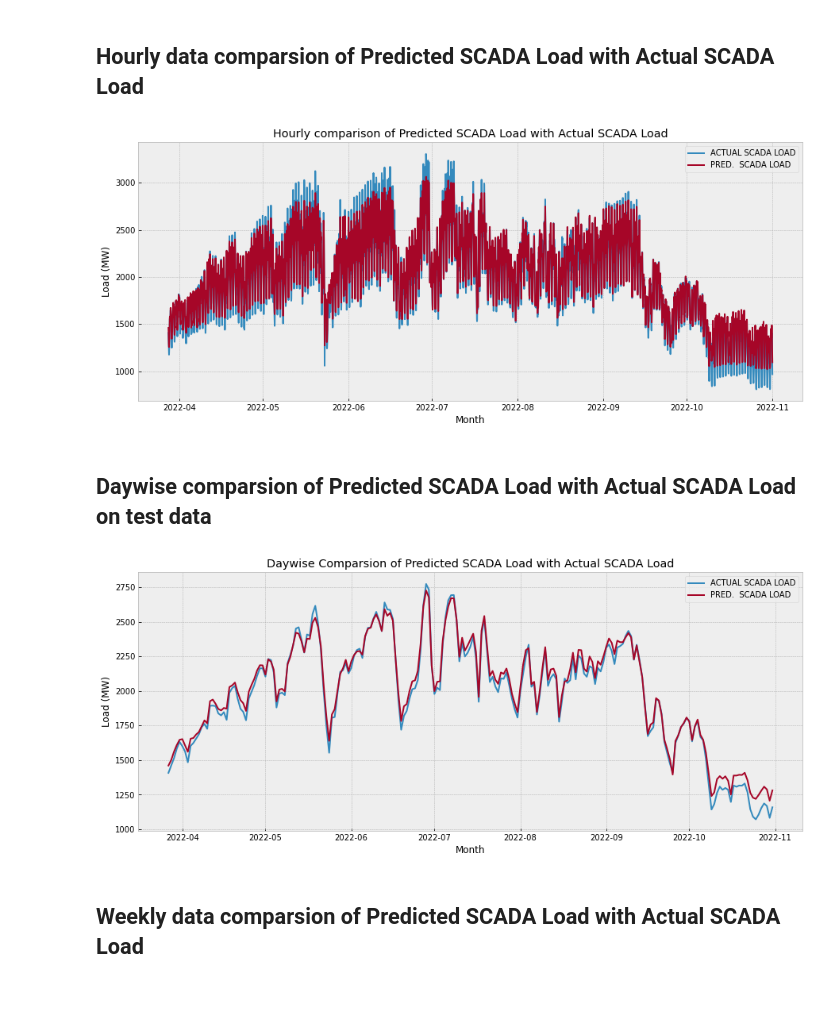
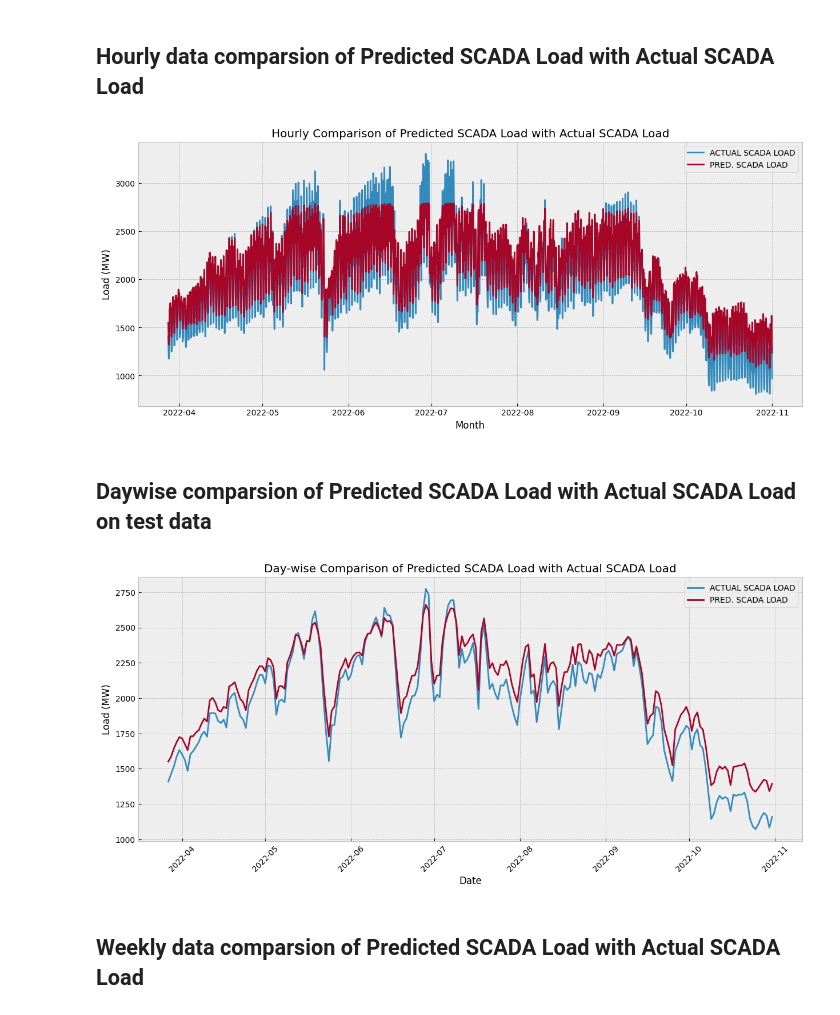
Before and after one commit to hvcuber/Short-Term-Load-Forecasting, a Jupyter notebook: 2020SC04565_w_3YEARS_final.ipynb, the cells around one changed output. Drawn from its saved outputs; the diff is of its cells as text; code cells hidden in the pictures.

```diff
--- a/2020SC04565_w_3YEARS_final.ipynb
+++ b/2020SC04565_w_3YEARS_final.ipynb
@@ -451,7 +449,7 @@ final_dataset.describe()
 # %% [markdown]
 # Feature Engineering
 # %%
-dataset = pd.read_excel('PreprocessingData.xlsx')
+dataset = pd.read_excel('PreProcessedData.xlsx')
 dataset.head()
 # %% [output]
 |  | DATETIME | TEMPERATURE | HUMIDITY | DEMAND LOAD | SLDC LOAD | SCADA LOAD |
@@ -1074,14 +1078,14 @@ plt.show()
 # %% [markdown]
 ### Inverse Transform on test dataset to get the actual value
 # %%
-y_test_array = np.repeat(y_test, 13, axis=-1)
-y_test_array_new = y_test_array.reshape(-1, 13)
+y_test_array = np.repeat(y_test, 14, axis=-1)
+y_test_array_new = y_test_array.reshape(-1, 14)
 y_test_actual = scaler.inverse_transform(y_test_array_new)[:, -1]
 y_test_actual
 # %% [output]
 array([1409., 1393., 1367., ...,  982.,  957.,  933.])
 # %%
-y_test_pred_array = np.repeat(y_pred, 13, axis=-1)
+y_test_pred_array = np.repeat(y_pred, 14, axis=-1)
 y_test_predict = scaler.inverse_transform(y_test_pred_array)[:, -1]
 y_test_predict
 # %% [output]
@@ -1124,33 +1128,63 @@ comp_df.set_index('DATETIME', inplace=True)
 # %% [markdown]
 ## Hourly data comparsion of Predicted SCADA Load with Actual SCADA Load
 # %%
-comp_hourly = comp_df.resample("H").mean()
+comp_df.index = pd.to_datetime(comp_df.index)
+
+comp_df['ACTUAL SCADA LOAD'] = pd.to_numeric(
+    comp_df['ACTUAL SCADA LOAD'], errors='coerce'
+)
+comp_df['PRED. SCADA LOAD'] = pd.to_numeric(
+    comp_df['PRED. SCADA LOAD'], errors='coerce'
+)
+
+comp_hourly = comp_df[
+    ['ACTUAL SCADA LOAD', 'PRED. SCADA LOAD']
+].resample('h').mean()
 
 plt.figure(figsize=(15, 6))
-sns.lineplot(data=comp_hourly['ACTUAL SCADA LOAD'], label='ACTUAL SCADA LOAD')
-sns.lineplot(data=comp_hourly['PRED. SCADA LOAD'], label='PRED.  SCADA LOAD')
+sns.lineplot(data=comp_hourly['ACTUAL SCADA LOAD'],
+             label='ACTUAL SCADA LOAD')
+sns.lineplot(data=comp_hourly['PRED. SCADA LOAD'],
+             label='PRED. SCADA LOAD')
+
 plt.xlabel('Month')
 plt.ylabel('Load (MW)')
-plt.title('Hourly comparison of Predicted SCADA Load with Actual SCADA Load')
+plt.title('Hourly Comparison of Predicted SCADA Load with Actual SCADA Load')
 plt.legend()
 plt.show()
 # %% [output]
-[figure, old version]
+[figure, new version]
 # %% [markdown]
 ## Daywise comparsion of  Predicted SCADA Load with Actual SCADA Load on test data
 # %%
-comp_hourly = comp_df.resample("D").mean()
+comp_df.index = pd.to_datetime(comp_df.index)
+
+comp_df['ACTUAL SCADA LOAD'] = pd.to_numeric(
+    comp_df['ACTUAL SCADA LOAD'], errors='coerce'
+)
+comp_df['PRED. SCADA LOAD'] = pd.to_numeric(
+    comp_df['PRED. SCADA LOAD'], errors='coerce'
+)
+
+comp_daily = comp_df[['ACTUAL SCADA LOAD',
+                      'PRED. SCADA LOAD']].resample('D').mean()
 
 plt.figure(figsize=(15, 6))
-sns.lineplot(data=comp_hourly['ACTUAL SCADA LOAD'], label='ACTUAL SCADA LOAD')
-sns.lineplot(data=comp_hourly['PRED. SCADA LOAD'], label='PRED.  SCADA LOAD')
-plt.xlabel('Month')
+
+sns.lineplot(data=comp_daily['ACTUAL SCADA LOAD'],
+             label='ACTUAL SCADA LOAD')
+
+sns.lineplot(data=comp_daily['PRED. SCADA LOAD'],
+             label='PRED. SCADA LOAD')
+
+plt.xlabel('Date')
 plt.ylabel('Load (MW)')
-plt.title('Daywise Comparsion of Predicted SCADA Load with Actual SCADA Load')
+plt.title('Day-wise Comparison of Predicted SCADA Load with Actual SCADA Load')
+plt.xticks(rotation=45)
 plt.legend()
 plt.show()
 # %% [output]
-[figure, old version]
+[figure, new version]
 # %% [markdown]
 ## Weekly data comparsion of Predicted SCADA Load with Actual SCADA Load
 # %%
```
Also changed, not shown: parts of 41 cells of this notebook.
